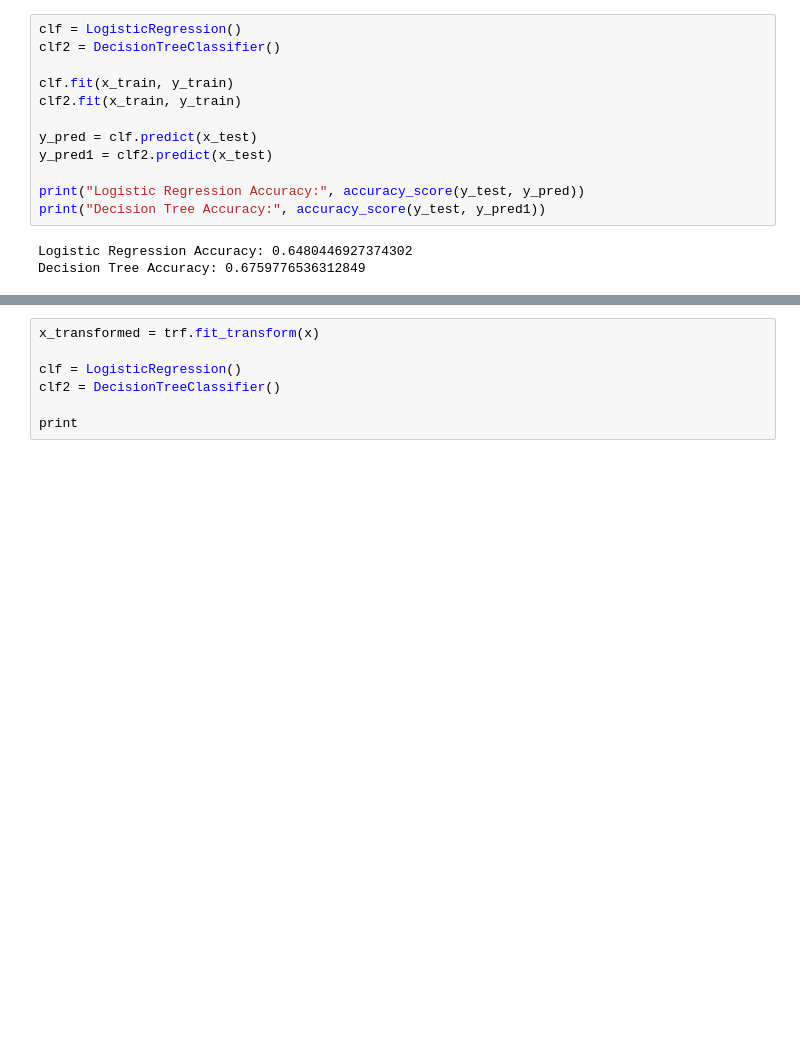
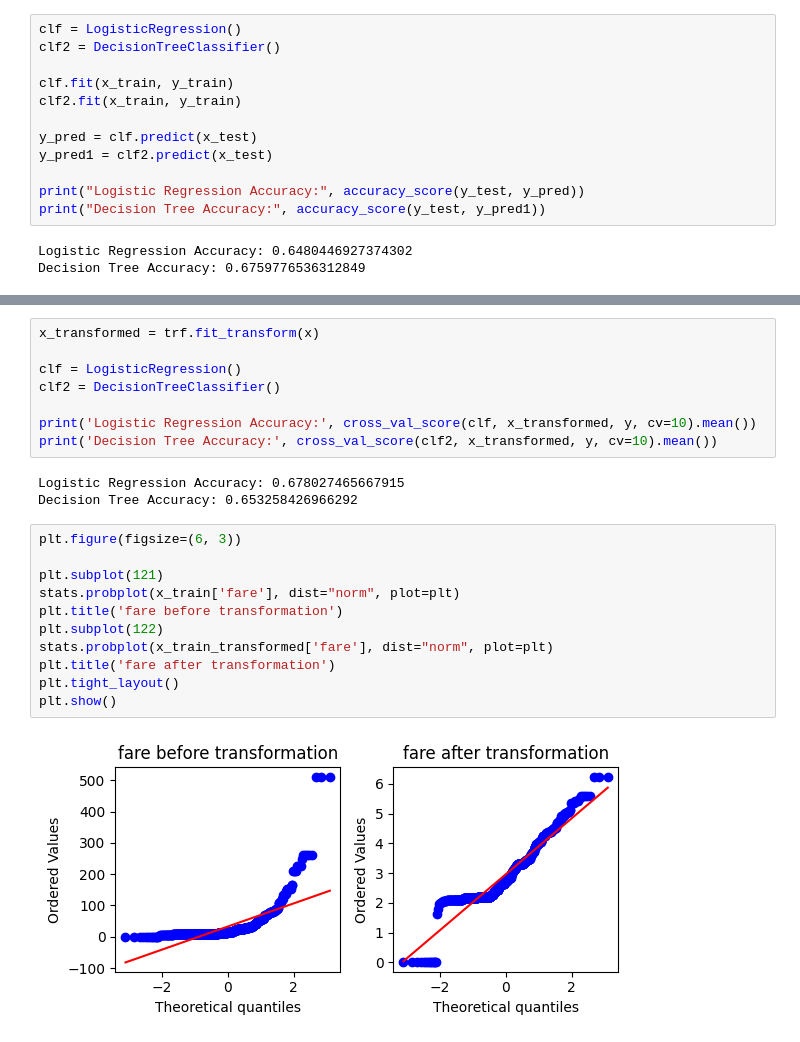
Before and after one commit to Veyn-cmd/CampusX_Sir-ML-Playlist, a Jupyter notebook: TIT.ipynb, the cells around one changed output, grey strips where cells are left out. Drawn from its saved outputs; the diff is of its cells as text; blank space fills up the shorter version.

```diff
--- a/TIT.ipynb
+++ b/TIT.ipynb
@@ -141,4 +142,21 @@ x_transformed = trf.fit_transform(x)
 clf = LogisticRegression()
 clf2 = DecisionTreeClassifier()
 
-print
+print('Logistic Regression Accuracy:', cross_val_score(clf, x_transformed, y, cv=10).mean())
+print('Decision Tree Accuracy:', cross_val_score(clf2, x_transformed, y, cv=10).mean())
+# %% [output]
+Logistic Regression Accuracy: 0.678027465667915
+Decision Tree Accuracy: 0.653258426966292
+# %%
+plt.figure(figsize=(6, 3))
+
+plt.subplot(121)
+stats.probplot(x_train['fare'], dist="norm", plot=plt)
+plt.title('fare before transformation')
+plt.subplot(122)
+stats.probplot(x_train_transformed['fare'], dist="norm", plot=plt)
+plt.title('fare after transformation')
+plt.tight_layout()
+plt.show()
+# %% [output]
+[figure, added]
```
Also changed, not shown: parts of 9 cells of this notebook.
